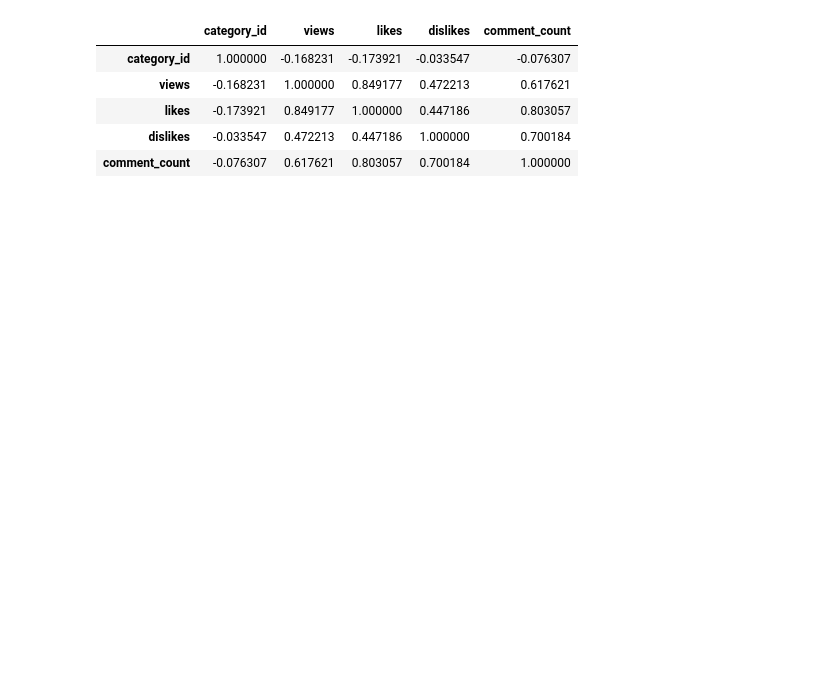
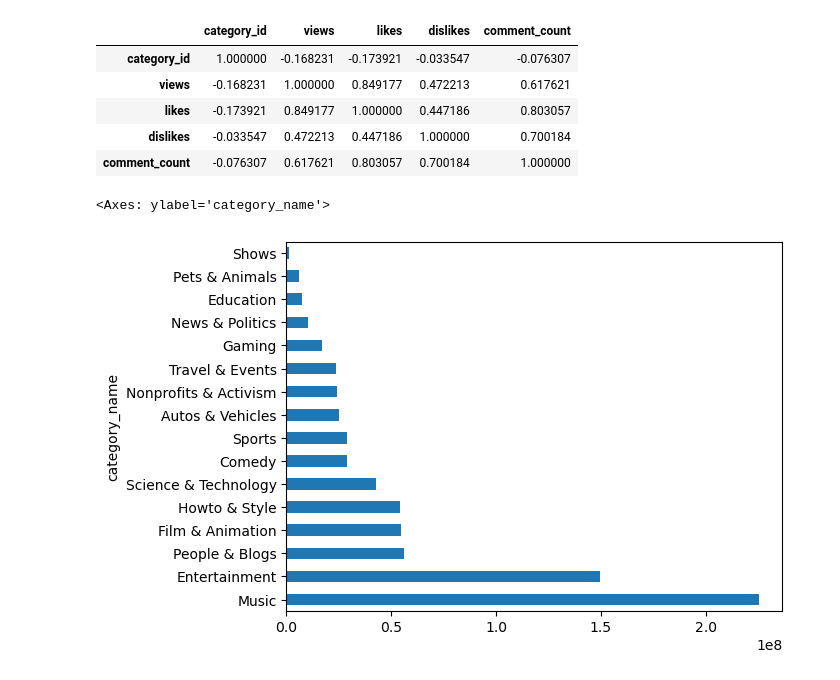
Before and after one commit to JosephTylerSeay/Pandas-EDA-Case-Study, a Jupyter notebook: project.ipynb, the cells around one changed output. Saved outputs shown, nothing was run; the diff lists cells and outputs as text; code cells hidden in the pictures; blank space fills up the shorter version.

Commit message:
Line graph, fixed category id code

```diff
--- a/project.ipynb
+++ b/project.ipynb
@@ -36,15 +36,14 @@ def make_tag_dict(filepath):
     cat = pd.read_json(filepath)
     new_dict = {}
     for i in range(len(cat["items"])):
-        new_dict[i] = cat["items"][i]["snippet"]["title"]
+        new_dict[cat["items"][i]["id"]] = cat["items"][i]["snippet"]["title"]
+
     return new_dict
 
 fetch_dict = make_tag_dict("data/US_category_id.json")
 
 def fetch_tag(category_id):
-    if category_id != 43:
-        return fetch_dict[category_id]
-    return "Undefined"
+    return fetch_dict[str(category_id)]
 
-print(fetch_tag(5))
+print(fetch_tag("43"))
 # %% [output]
@@ -70,3 +81,9 @@ us_df_reduced.corr(numeric_only=True)
 | likes | -0.173921 | 0.849177 | 1.000000 | 0.447186 | 0.803057 |
 | dislikes | -0.033547 | 0.472213 | 0.447186 | 1.000000 | 0.700184 |
 | comment_count | -0.076307 | 0.617621 | 0.803057 | 0.700184 | 1.000000 |
+# %%
+most_viewed_in_each_category = us_df_reduced.groupby("category_name")["views"].max().sort_values(ascending=False)
+most_viewed_in_each_category.plot(kind="barh")
+# %% [output]
+<Axes: ylabel='category_name'>
+[figure, added]
```
Also changed, not shown: parts of 5 cells of this notebook.
